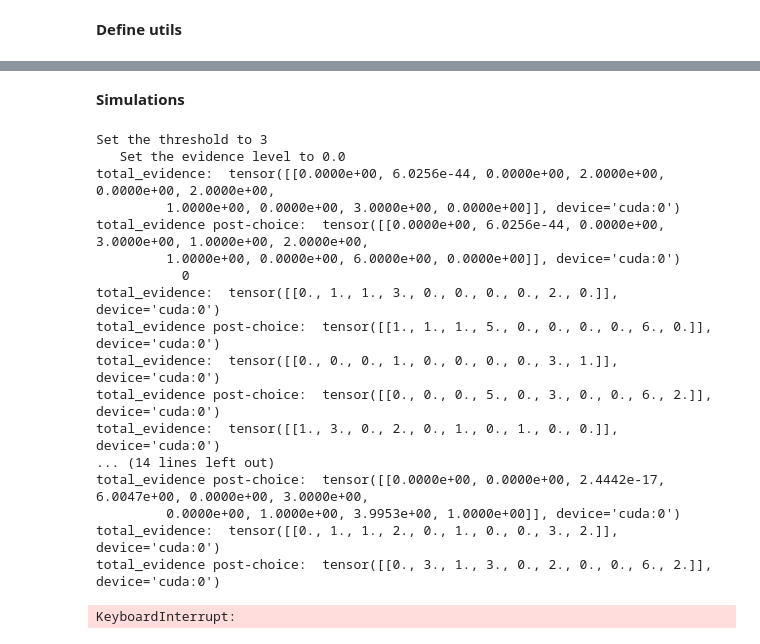
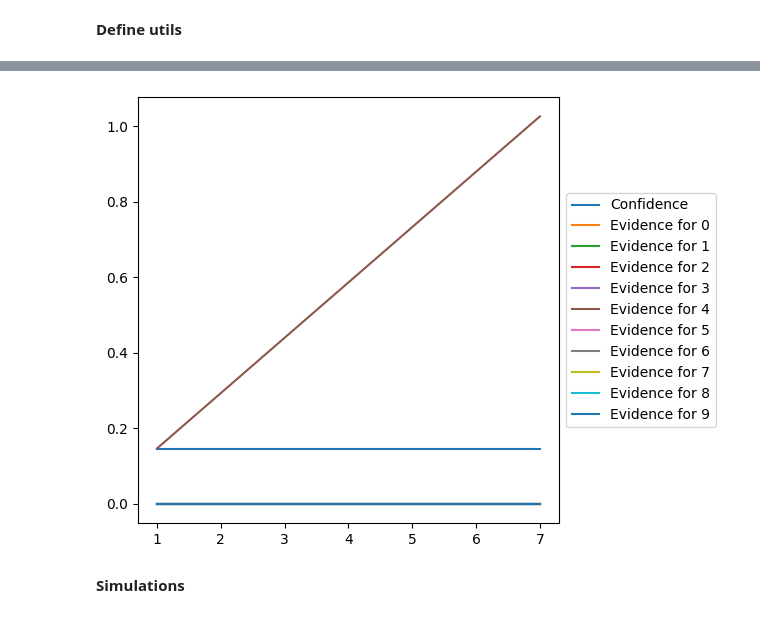
Before and after one commit to tvhgn/RTNet, a Jupyter notebook: modules/RTNet/RTNet - post-decision.ipynb, the cells around one changed output, grey strips where cells are left out. Drawn from its saved outputs; the diff is of its cells as text; code cells hidden in the pictures.

Commit message:
initial script for conf controlled accumulation

```diff
--- a/modules/RTNet/RTNet - post-decision.ipynb
+++ b/modules/RTNet/RTNet - post-decision.ipynb
@@ -428,0 +419,12 @@ def save_df(index, Choice, RT, Confidence, Choice_Post, RT_Post, Confidence_Post
+# %%
+X, y = next(iter(train_loader))
+X, y = X.to(device), y.to(device)
+
+X = X[10].unsqueeze(dim=0)
+
+
+noise = torch.rand_like(X)
+ev = 1
+im = ev*X + (1-ev)*noise
+
+choice, rt, confidence, evidence, _, confidences, evidences = controlled_decide(im, threshold=0.9)
@@ -429,8 +449,27 @@ def save_df(index, Choice, RT, Confidence, Choice_Post, RT_Post, Confidence_Post
+# %%
+x = np.arange(len(confidences)) + 1
+evidences
+evidence_data = []
+for e in range(0, 10):
+    ev = [array[0, e] for array in evidences]
+    evidence_data.append(ev)
+
+# Plot confidences with a label
+plt.plot(x, confidences, label="Confidence")
+
+# Plot each evidence data with a label
+for i in range(10):
+    plt.plot(x, evidence_data[i], label=f"Evidence for {i}")
+
+plt.legend(loc="center left", bbox_to_anchor=(1, 0.5))  # Adjust bbox_to_anchor as needed
+plt.tight_layout()  # Adjust layout to make room for the legend
+plt.show()
+# %% [output]
+[figure, added]
 # %% [markdown]
 **Simulations**
 # %%
 threshold_levels = [3]
-post_threshold = 3
 
 # lists for first accumulation phase
 all_index, all_choice, all_rt, all_confidence, all_threshold, all_labels, all_ev = [], [], [], [], [], [], []
@@ -449,7 +488,7 @@ for a in threshold_levels:
       print('   Set the evidence level to {}'.format(str(ev)))
       for i, (image, label) in enumerate(test_loader):
         # Set save_path
-        save_path = f'results/model_{RTNet_model}_post_decision_sims_' + str(a) + "_" + str(ev).replace(".", "_") + ".csv"
+        save_path = f'results/model_{RTNet_model}_controlled_decision_sims_' + str(a) + "_" + str(ev).replace(".", "_") + ".csv"
         # Compute final image as a weighted blend between pure noise and the original image
         # Compute noise array
         noise_array = torch.rand(image.shape) * image.max() # multiply with the max value to make the noise as strong as the original image.
@@ -459,9 +498,6 @@ for a in threshold_levels:
         choice, rt, confidence, total_evidence, _ = decide(noisy_image.to(device), threshold=a)
         print("total_evidence: ",total_evidence)
 
-        # Once reached, enter post-decisional period and accumulate on top of previous evidence until new threshold is reached.
-        choice_post, rt_post, confidence_post, _, _ = decide(noisy_image.to(device), total_evidence=total_evidence ,threshold=a+post_threshold)
-
         all_index.append(i)
         all_choice.append(choice)
         all_rt.append(rt)
@@ -469,12 +505,6 @@ for a in threshold_levels:
         all_threshold.append(a)
         all_ev.append(ev)
         all_labels.append(int(label.cpu().numpy()))
-
-        # Post-decisional data
-        all_choice_post.append(choice_post)
-        all_rt_post.append(rt_post)
-        all_confidence_post.append(confidence_post)
-        all_threshold_post.append(post_threshold)
 
         # image and noise data
         noise_max.append(noise_array.max())
@@ -494,22 +524,3 @@ for a in threshold_levels:
       save_df(all_index, all_choice, all_rt, all_confidence,
               all_choice_post, all_rt_post, all_confidence_post,
               all_threshold, all_threshold_post, all_ev, all_labels, all_image_stats, save_path)
-# %% [output]
-Set the threshold to 3
-   Set the evidence level to 0.0
-total_evidence:  tensor([[0.0000e+00, 6.0256e-44, 0.0000e+00, 2.0000e+00, 0.0000e+00, 2.0000e+00,
-         1.0000e+00, 0.0000e+00, 3.0000e+00, 0.0000e+00]], device='cuda:0')
-total_evidence post-choice:  tensor([[0.0000e+00, 6.0256e-44, 0.0000e+00, 3.0000e+00, 1.0000e+00, 2.0000e+00,
-         1.0000e+00, 0.0000e+00, 6.0000e+00, 0.0000e+00]], device='cuda:0')
-           0
-total_evidence:  tensor([[0., 1., 1., 3., 0., 0., 0., 0., 2., 0.]], device='cuda:0')
-total_evidence post-choice:  tensor([[1., 1., 1., 5., 0., 0., 0., 0., 6., 0.]], device='cuda:0')
-total_evidence:  tensor([[0., 0., 0., 1., 0., 0., 0., 0., 3., 1.]], device='cuda:0')
-total_evidence post-choice:  tensor([[0., 0., 0., 5., 0., 3., 0., 0., 6., 2.]], device='cuda:0')
-total_evidence:  tensor([[1., 3., 0., 2., 0., 1., 0., 1., 0., 0.]], device='cuda:0')
-... (14 lines left out)
-total_evidence post-choice:  tensor([[0.0000e+00, 0.0000e+00, 2.4442e-17, 6.0047e+00, 0.0000e+00, 3.0000e+00,
-         0.0000e+00, 1.0000e+00, 3.9953e+00, 1.0000e+00]], device='cuda:0')
-total_evidence:  tensor([[0., 1., 1., 2., 0., 1., 0., 0., 3., 2.]], device='cuda:0')
-total_evidence post-choice:  tensor([[0., 3., 1., 3., 0., 2., 0., 0., 6., 2.]], device='cuda:0')
-KeyboardInterrupt:
```
Also changed, not shown: parts of 7 cells of this notebook.
